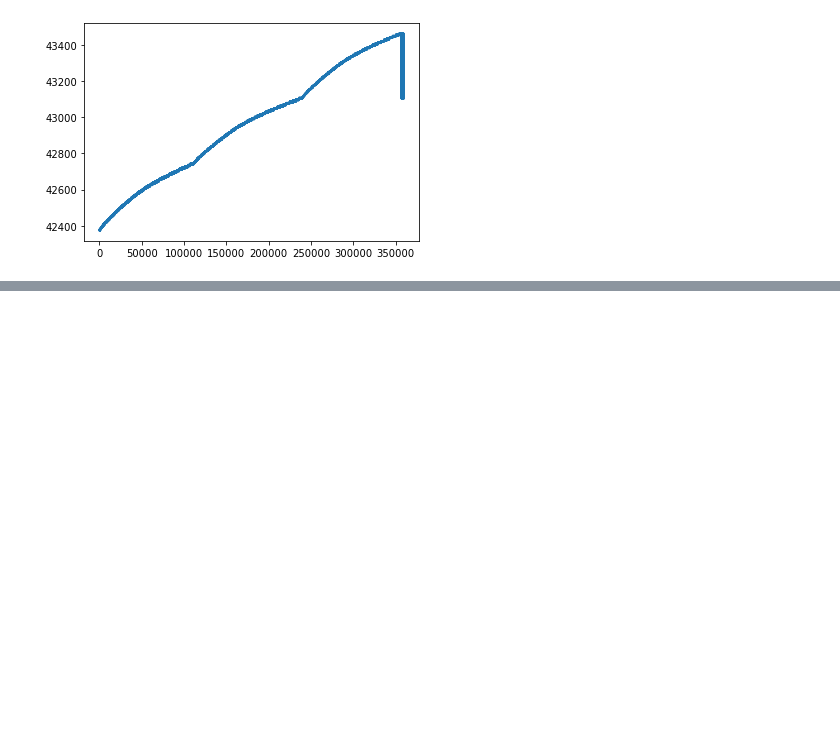
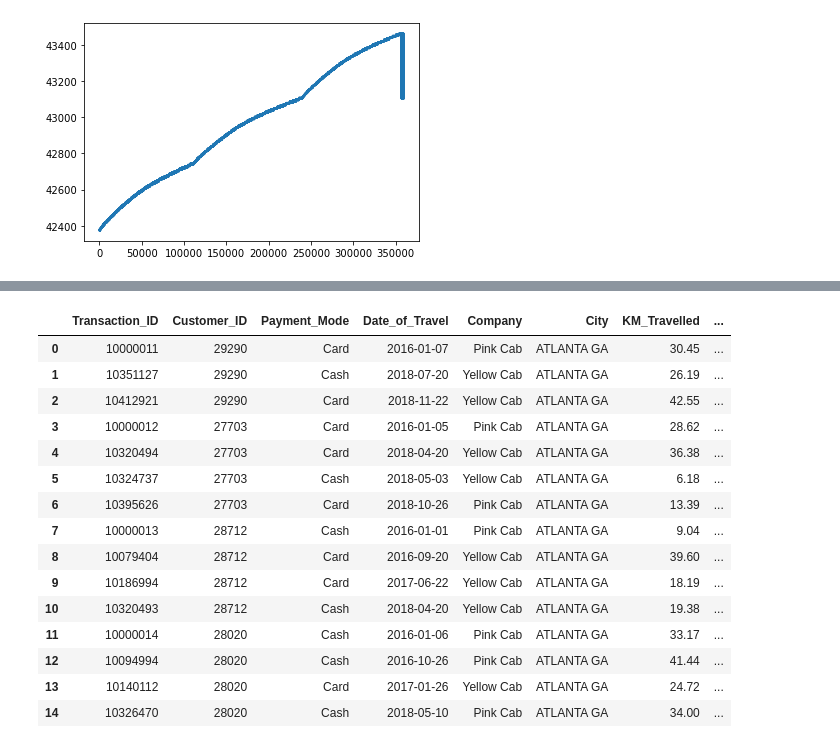
Before and after one commit to RogerPineda13/DataSets, a Jupyter notebook: EDA_Notebook.ipynb, the cells around one changed output, grey strips where cells are left out. Drawn from its saved outputs; the diff is of its cells as text; code cells hidden in the pictures; blank space fills up the shorter version.

```diff
--- a/EDA_Notebook.ipynb
+++ b/EDA_Notebook.ipynb
@@ -162,0 +190,20 @@ Cab_df.head()
+# %%
+Data3 = Transaction_ID_df.merge(Cab_df, on = 'Transaction_ID').merge(Customer_ID_df, on = 'Customer_ID')
+Data3.head(15)
+# %% [output]
+|  | Transaction_ID | Customer_ID | Payment_Mode | Date_of_Travel | Company | City | KM_Travelled | ... |
+| 0 | 10000011 | 29290 | Card | 2016-01-07 | Pink Cab | ATLANTA GA | 30.45 | ... |
+| 1 | 10351127 | 29290 | Cash | 2018-07-20 | Yellow Cab | ATLANTA GA | 26.19 | ... |
+| 2 | 10412921 | 29290 | Card | 2018-11-22 | Yellow Cab | ATLANTA GA | 42.55 | ... |
+| 3 | 10000012 | 27703 | Card | 2016-01-05 | Pink Cab | ATLANTA GA | 28.62 | ... |
+| 4 | 10320494 | 27703 | Card | 2018-04-20 | Yellow Cab | ATLANTA GA | 36.38 | ... |
+| 5 | 10324737 | 27703 | Cash | 2018-05-03 | Yellow Cab | ATLANTA GA | 6.18 | ... |
+| 6 | 10395626 | 27703 | Card | 2018-10-26 | Pink Cab | ATLANTA GA | 13.39 | ... |
+| 7 | 10000013 | 28712 | Cash | 2016-01-01 | Pink Cab | ATLANTA GA | 9.04 | ... |
+| 8 | 10079404 | 28712 | Card | 2016-09-20 | Yellow Cab | ATLANTA GA | 39.60 | ... |
+| 9 | 10186994 | 28712 | Card | 2017-06-22 | Yellow Cab | ATLANTA GA | 18.19 | ... |
+| 10 | 10320493 | 28712 | Cash | 2018-04-20 | Yellow Cab | ATLANTA GA | 19.38 | ... |
+| 11 | 10000014 | 28020 | Cash | 2016-01-06 | Pink Cab | ATLANTA GA | 33.17 | ... |
+| 12 | 10094994 | 28020 | Cash | 2016-10-26 | Pink Cab | ATLANTA GA | 41.44 | ... |
+| 13 | 10140112 | 28020 | Card | 2017-01-26 | Yellow Cab | ATLANTA GA | 24.72 | ... |
+| 14 | 10326470 | 28020 | Cash | 2018-05-10 | Pink Cab | ATLANTA GA | 34.00 | ... |
```
Also changed, not shown: parts of 7 cells of this notebook.
